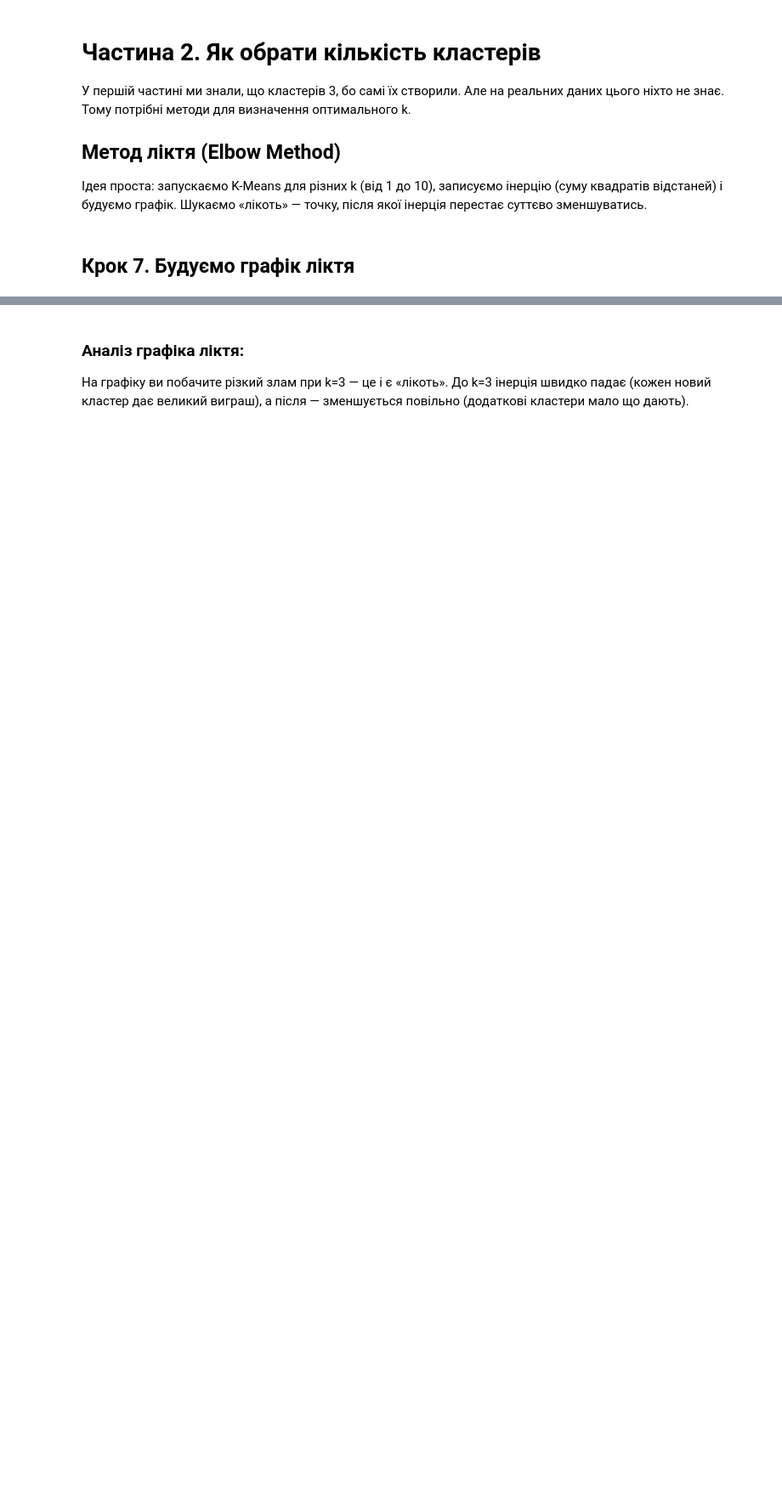
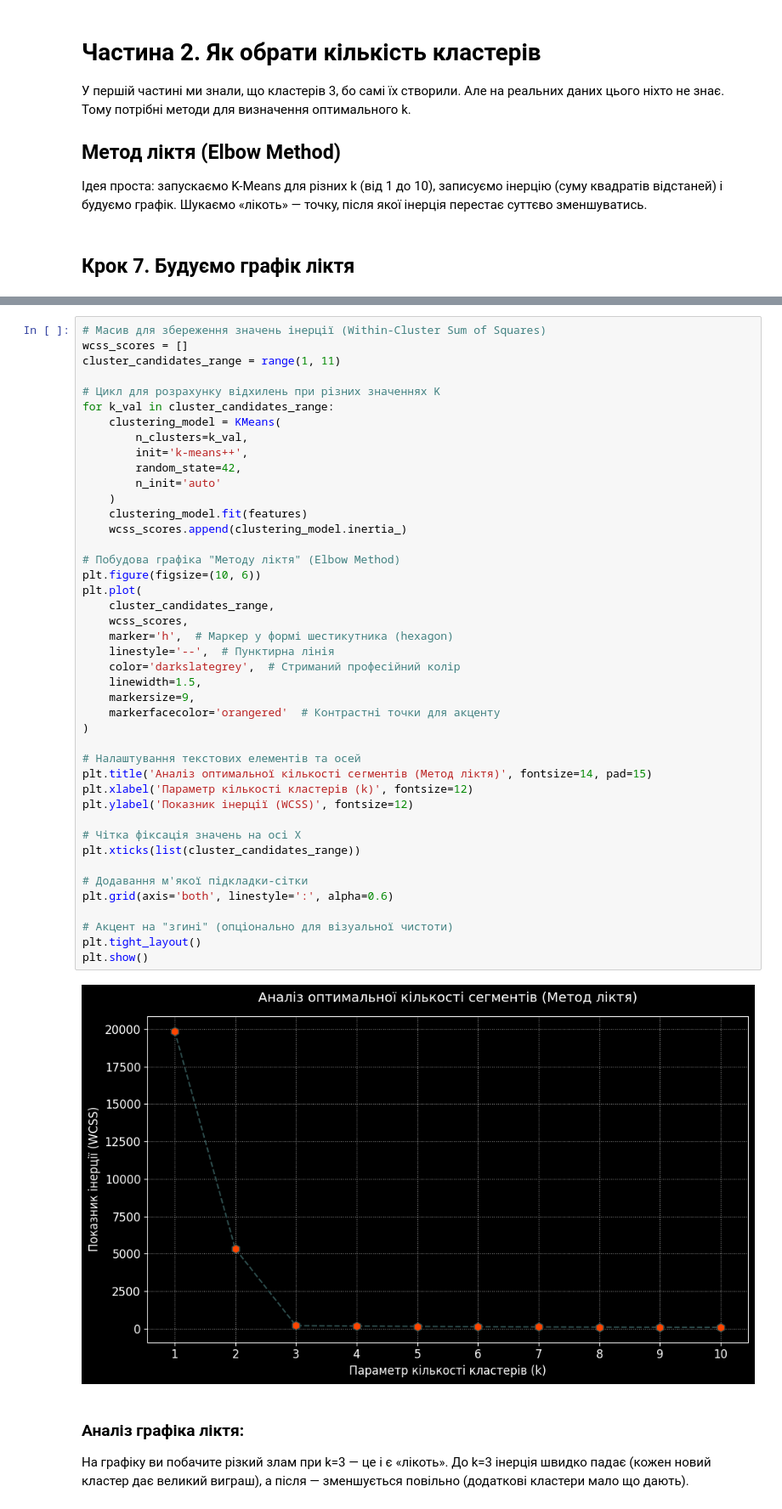
Before and after one commit to Egorkud/machine-learning-2026, a Jupyter notebook: clasterisation.ipynb, the cells around one changed output, grey strips where cells are left out. Shown at 85% size. Drawn from its saved outputs; the diff is of its cells as text; blank space fills up the shorter version.

```diff
--- a/clasterisation.ipynb
+++ b/clasterisation.ipynb
@@ -179,3 +231,48 @@ plt.show()
+# %%
+# Масив для збереження значень інерції (Within-Cluster Sum of Squares)
+wcss_scores = []
+cluster_candidates_range = range(1, 11)
+
+# Цикл для розрахунку відхилень при різних значеннях K
+for k_val in cluster_candidates_range:
+    clustering_model = KMeans(
+        n_clusters=k_val,
+        init='k-means++',
+        random_state=42,
+        n_init='auto'
+    )
+    clustering_model.fit(features)
+    wcss_scores.append(clustering_model.inertia_)
+
+# Побудова графіка "Методу ліктя" (Elbow Method)
+plt.figure(figsize=(10, 6))
+plt.plot(
+    cluster_candidates_range,
+    wcss_scores,
+    marker='h',  # Маркер у формі шестикутника (hexagon)
+    linestyle='--',  # Пунктирна лінія
+    color='darkslategrey',  # Стриманий професійний колір
+    linewidth=1.5,
+    markersize=9,
+    markerfacecolor='orangered'  # Контрастні точки для акценту
+)
+
+# Налаштування текстових елементів та осей
+plt.title('Аналіз оптимальної кількості сегментів (Метод ліктя)', fontsize=14, pad=15)
+plt.xlabel('Параметр кількості кластерів (k)', fontsize=12)
+plt.ylabel('Показник інерції (WCSS)', fontsize=12)
+
+# Чітка фіксація значень на осі X
+plt.xticks(list(cluster_candidates_range))
+
+# Додавання м'якої підкладки-сітки
+plt.grid(axis='both', linestyle=':', alpha=0.6)
+
+# Акцент на "згині" (опціонально для візуальної чистоти)
+plt.tight_layout()
+plt.show()
+# %% [output]
+[figure, added]
 # %% [markdown]
 ### Аналіз графіка ліктя:
 На графіку ви побачите різкий злам при k=3 — це і є «лікоть». До k=3 інерція швидко падає (кожен новий кластер дає великий виграш), а після — зменшується повільно (додаткові кластери мало що дають).
```
Also changed, not shown: parts of 45 cells of this notebook.
